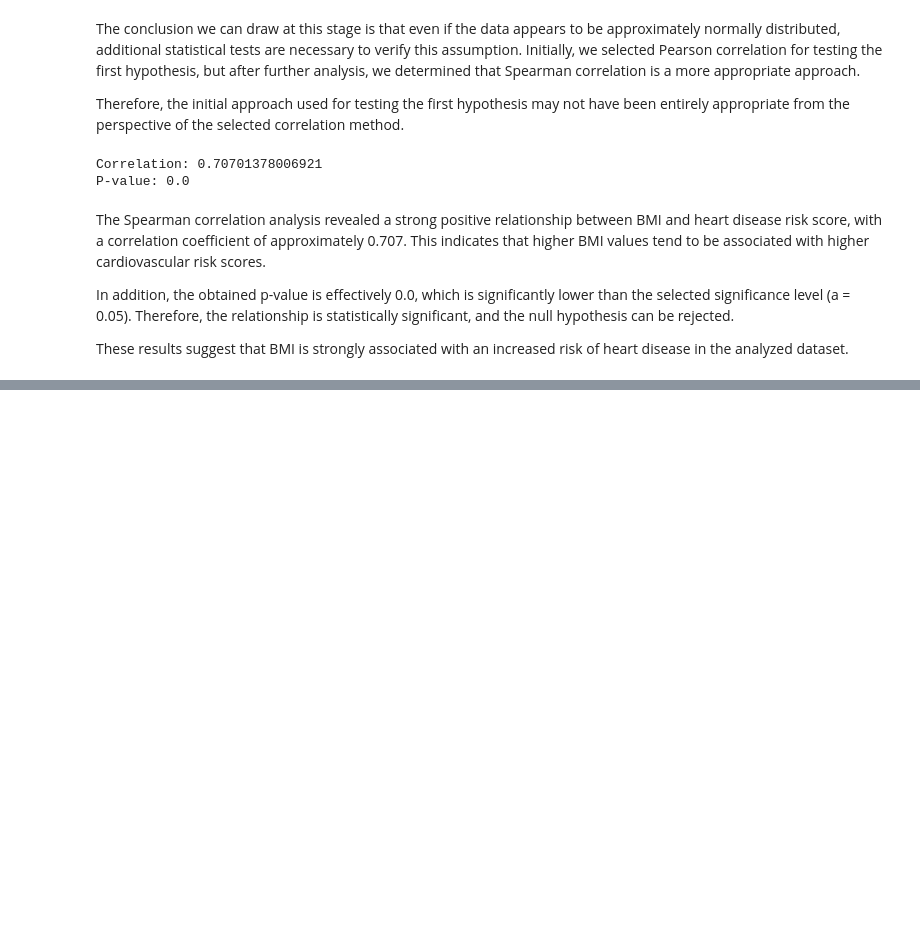
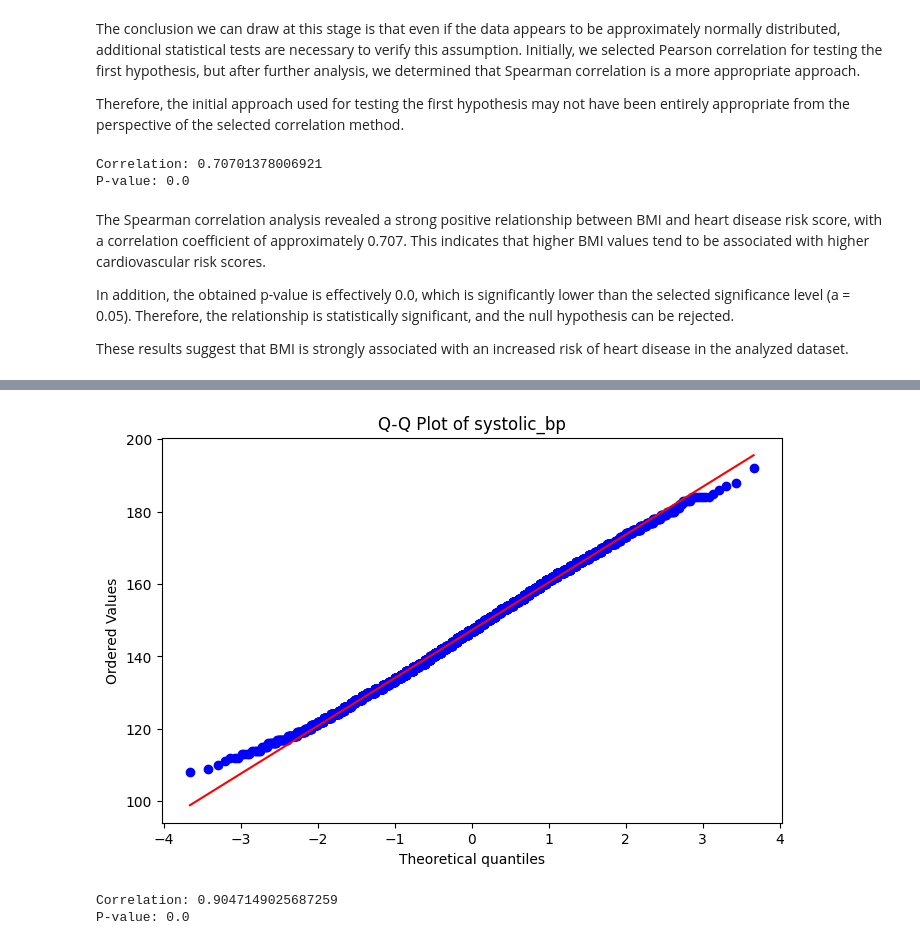
Before and after one commit to plamensve/ds_retake_exam_2026, a Jupyter notebook: notebooks/01_overview.ipynb, the cells around one changed output, grey strips where cells are left out. Drawn from its saved outputs; the diff is of its cells as text; code cells hidden in the pictures; blank space fills up the shorter version.

```diff
--- a/notebooks/01_overview.ipynb
+++ b/notebooks/01_overview.ipynb
@@ -498,0 +566,27 @@ These results suggest that BMI is strongly associated with an increased risk of
+# %%
+# The Q-Q plot compares the systolic blood pressure
+# distribution against a theoretical normal distribution.
+plt.figure(figsize=(8,5))
+
+stats.probplot(crd['systolic_bp'], dist="norm", plot=plt)
+
+plt.title('Q-Q Plot of systolic_bp')
+
+plt.show()
+# %% [output]
+[figure, added]
+# %%
+# Since the heart disease risk score
+# is not normally distributed according
+# to the Q-Q plot analysis, Spearman
+# correlation is used instead of Pearson correlation.
+corr, p_value = spearmanr(
+    crd['systolic_bp'],
+    crd['heart_disease_risk_score']
+)
+
+print("Correlation:", corr)
+print("P-value:", p_value)
+# %% [output]
+Correlation: 0.9047149025687259
+P-value: 0.0
```
Also changed, not shown: parts of 19 cells of this notebook.
